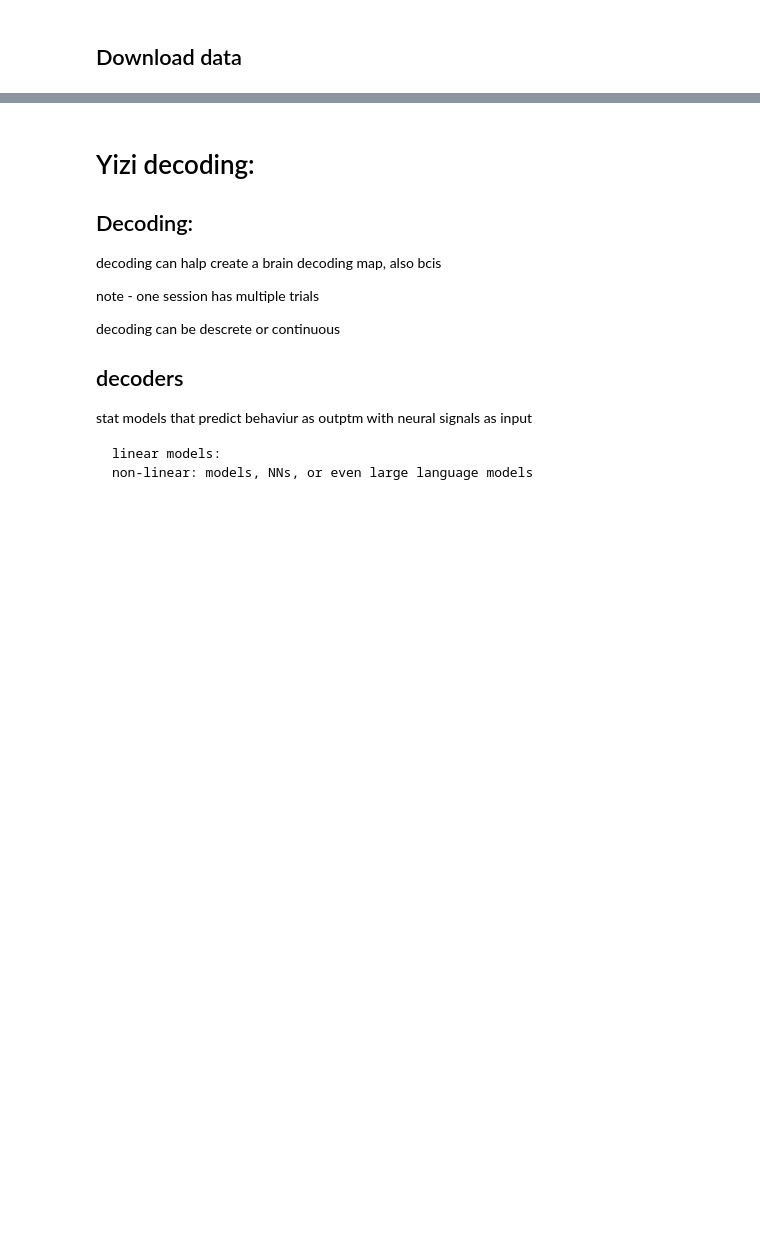
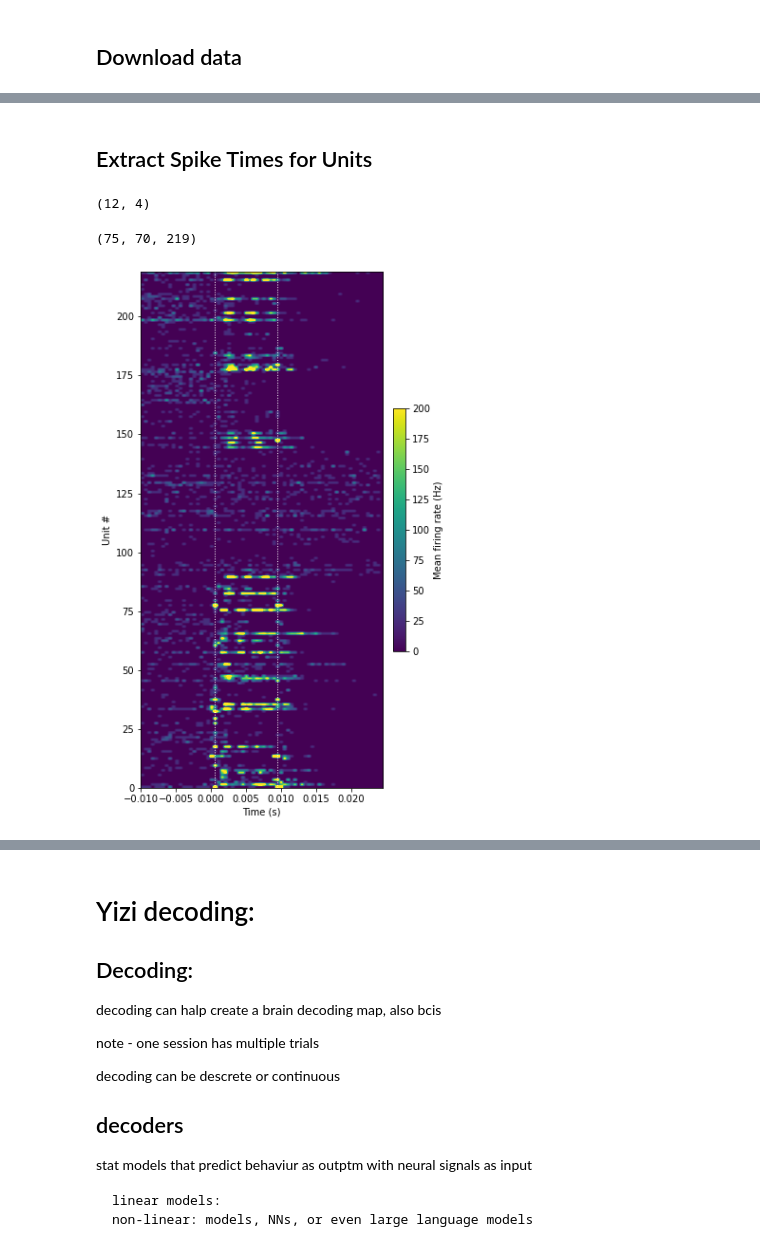
Before and after one commit to N0AHt/optotagging, a Jupyter notebook: make_optotag_dataset.ipynb, the cells around one changed output, grey strips where cells are left out. Cells and saved outputs as stored; diff of their text form; code cells hidden in the pictures; blank space fills up the shorter version.

```diff
--- a/make_optotag_dataset.ipynb
+++ b/make_optotag_dataset.ipynb
@@ -5,0 +20,6 @@ Vip, sst, pvalb, wildtype
+# %%
+output_dir = '/mnt/data/noah/allen/optotag_data'
+
+manifest_path = os.path.join(output_dir, "manifest.json")
+
+cache = EcephysProjectCache.from_warehouse(manifest=manifest_path)
@@ -5,0 +76,6 @@ Vip, sst, pvalb, wildtype
+# %%
+#this can take a few mins - just add session number you want here :)
+#downloads session data from allen inst cache
+session = cache.get_session_data(839557629)
+# %% [markdown]
+## Extract Spike Times for Units
@@ -5,0 +86,15 @@ Vip, sst, pvalb, wildtype
+# %%
+columns = ['stimulus_name', 'duration','level']
+session.optogenetic_stimulation_epochs.drop_duplicates(columns).sort_values(by=columns).drop(columns=['start_time','stop_time']).shape
+# %% [output]
+(12, 4)
+# %%
+# trials = session.optogenetic_stimulation_epochs[(session.optogenetic_stimulation_epochs.duration > 0.009) & \
+#                                                 (session.optogenetic_stimulation_epochs.duration < 0.02)]
+trials = session.optogenetic_stimulation_epochs
+units = session.units[session.units.ecephys_structure_acronym.str.match('VIS')]
+#units from: vis am, vis pm, vis p, vis l , vis al
+
+time_resolution = 0.0005 # 0.5 ms bins
+
+bin_edges = np.arange(-0.01, 0.025, time_resolution)
@@ -5,0 +130,6 @@ Vip, sst, pvalb, wildtype
+# %%
+da = optotagging_spike_counts(bin_edges, trials, units)
+# %%
+da.shape # 75 trials, time, units
+# %% [output]
+(75, 70, 219)
@@ -5,0 +138,22 @@ Vip, sst, pvalb, wildtype
+# %%
+def plot_optotagging_response(da):
+
+    plt.figure(figsize=(5,10))
+
+    plt.imshow(da.mean(dim='trial_id').T / time_resolution,
+               extent=[np.min(bin_edges), np.max(bin_edges),
+                       0, len(units)],
+               aspect='auto', vmin=0, vmax=200)
+
+    for bound in [0.0005, 0.0095]:
+        plt.plot([bound, bound],[0, len(units)], ':', color='white', linewidth=1.0)
+
+    plt.xlabel('Time (s)')
+    plt.ylabel('Unit #')
+
+    cb = plt.colorbar(fraction=0.046, pad=0.04)
+    cb.set_label('Mean firing rate (Hz)')
+
+plot_optotagging_response(da)
+# %% [output]
+[figure, added]
```
Also changed, not shown: parts of 27 cells of this notebook, 1 other file.
